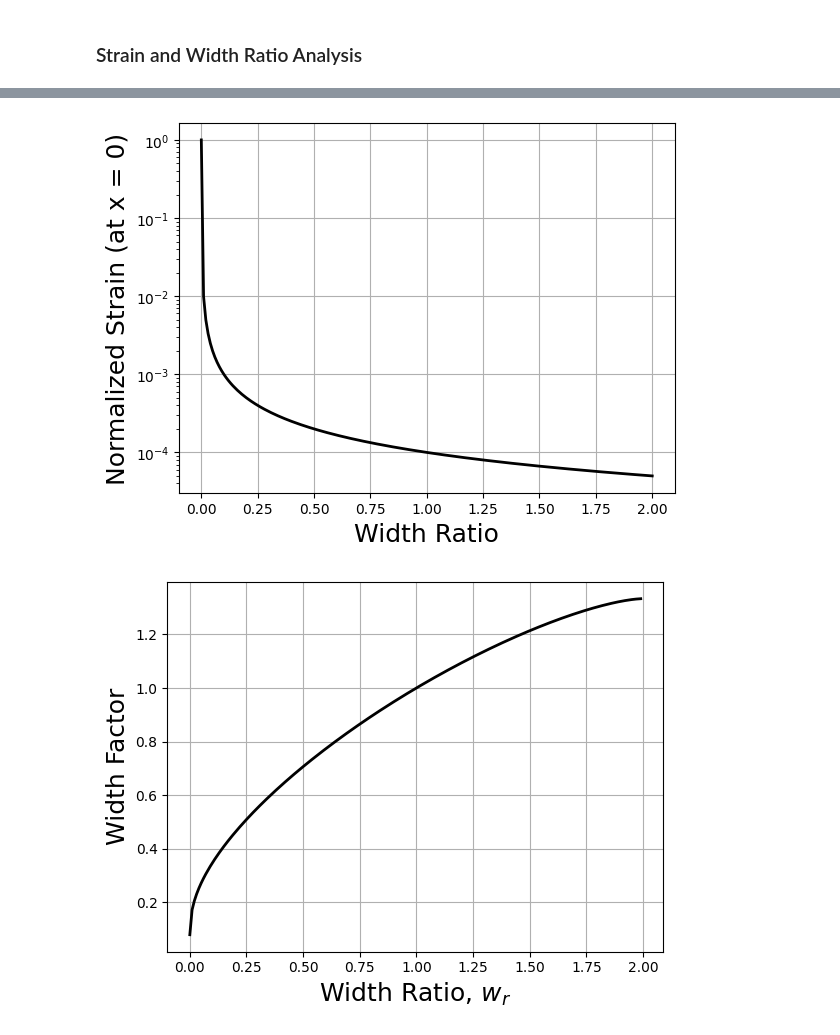
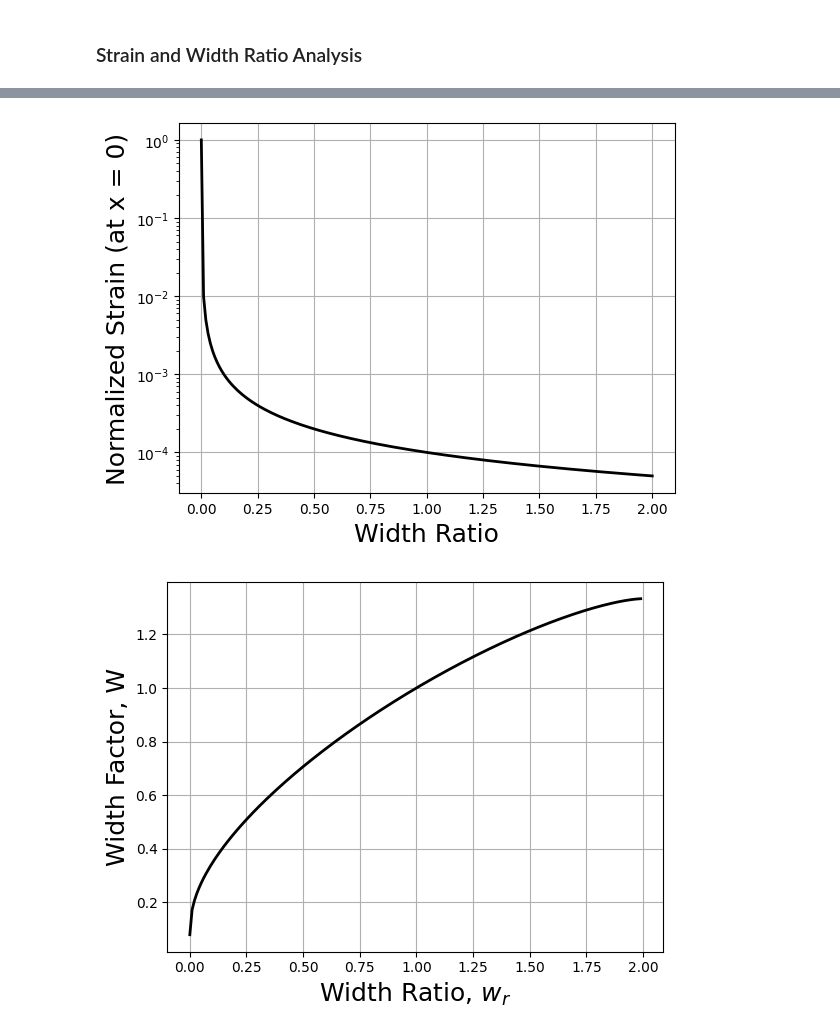
Before and after one commit to cmatchan/PZT_Actuator_Modeling, a Jupyter notebook: pzt_model.ipynb, the cells around one changed output, grey strips where cells are left out. Saved outputs shown, nothing was run; the diff lists cells and outputs as text; code cells hidden in the pictures.

```diff
--- a/pzt_model.ipynb
+++ b/pzt_model.ipynb
@@ -708,35 +764,35 @@ epsilon_s /= midstrain
 plt.plot(x / l, epsilon_t1, '-k', linewidth=2, label='w_r = 0.5')
 plt.plot(x / l, epsilon_s, ':k', linewidth=2, label='w_r = 1.0')
 plt.plot(x / l, epsilon_t2, '--k', linewidth=2, label='w_r = 1.5')
 plt.plot(x / l, epsilon_t3, '-.k', linewidth=2, label='w_r = 2.0')
 plt.ylabel('Normalized Strain', fontsize=18)
 plt.xlabel('Normalized Position Along Actuator', fontsize=18)
 plt.legend()
 plt.grid()
 plt.show()
 
 # Plot normalized strain at x = 0 vs width ratio
 # wr = np.arange(1, 2.01, 0.01)
 wr = np.arange(0.0001, 2.01, 0.01)
 epsilon = 1 / wr
 # plt.plot(wr, epsilon / np.max(epsilon), 'k', linewidth=2)
 plt.semilogy(wr, epsilon / np.max(epsilon), 'k', linewidth=2)
 plt.ylabel('Normalized Strain (at x = 0)', fontsize=18)
 plt.xlabel('Width Ratio', fontsize=18)
 plt.grid()
 plt.show()
 
 # Plot width factor vs width ratio
 # wr = np.arange(0.001, 2.01, 0.01)
 plt.plot(wr, get_width_factor(wr), 'k', linewidth=2)
-plt.ylabel('Width Factor', fontsize=18)
+plt.ylabel('Width Factor, W', fontsize=18)
 plt.xlabel('Width Ratio, $w_r$', fontsize=18)
 plt.grid()
 plt.show()
 # %% [output]
 [figure]
 [figure]
-[figure, old version]
+[figure, new version]
 # %%
 def wratio(ratio):
     """
```
Also changed, not shown: parts of 8 cells of this notebook, 1 other file.
